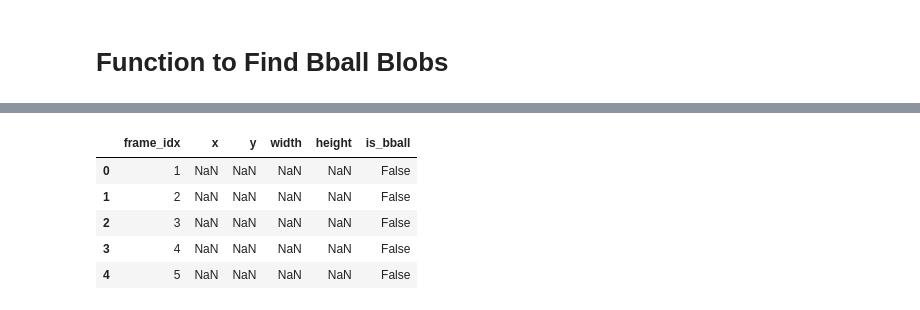
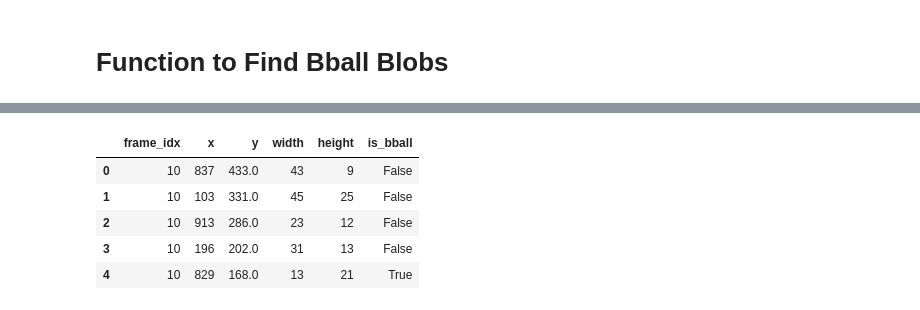
Before and after one commit to icarusoars/bball-shot-tracker, a Jupyter notebook: notebooks/03_detect_shot.ipynb, the cells around one changed output, grey strips where cells are left out. Drawn from its saved outputs; the diff is of its cells as text; code cells hidden in the pictures.

```diff
--- a/notebooks/03_detect_shot.ipynb
+++ b/notebooks/03_detect_shot.ipynb
@@ -237,3 +226,17 @@ blkah.shape
+# %%
+def opening(frame):
+
+    kernel = np.ones((5,5),np.uint8)
+    closing = cv2.morphologyEx(frame, cv2.MORPH_OPEN, kernel)
+
+    return closing
+# %%
+def closing(frame):
+
+    kernel = np.ones((15,15),np.uint8)
+    closing = cv2.morphologyEx(frame, cv2.MORPH_CLOSE, kernel)
+
+    return closing
 # %% [markdown]
 # Utility Function to combine multiple frames into one frame for convenient plotting
 # %%
@@ -340,6 +365,8 @@ def find_blobs(video):
     return blobs_df, (width, height)
 # %%
-video = cv2.VideoCapture("../data/shooting_vids/shooting6.mp4")
+video = cv2.VideoCapture("../data/shooting_vids/shooting3.mp4")
+# video = cv2.VideoCapture("../data/shooting_vids/steph_curry.mp4")
 
 blobs_df, frame_dim = find_blobs(video)
+# blobs_df.to_csv("blobs_df.csv")
 # %%
@@ -361,8 +393,8 @@ def find_bball_blobs(blobs_info_df, frame_size):
         through time until it is no longer confident the blob is a basketball.
 
         Each row in blobs_info_df represents one blob opencv found in video
-        There might be multiple blobs in one frame!
-        The dataframe is indexed by blob_idx, but each blob has a frame_idx.
+        The dataframe is indexed by blob_idx, but each blob also has a frame_idx.
+        One frame may have multiple blobs!
     """
 
     blobs_df = blobs_info_df.copy(deep = True)
@@ -420,7 +452,7 @@ def find_bball_blobs(blobs_info_df, frame_size):
         # get current blob's frame index
         frame_idx = blobs_df.loc[blob_idx]['frame_idx']
 
-        # check the next N frames for blob that is basketball
+        # check the next FRAMES_TOL frames for blob that is basketball
         # (some frames there might not be a basketball detected.
         #  don't let these frames discontinue basketball detection)
         frame_count = 0
@@ -487,9 +519,6 @@ def find_bball_blobs(blobs_info_df, frame_size):
     ball_idxs = blobs_df.index[blobs_df['is_bball']].tolist()
     ball_idx_ranges = get_idx_ranges(ball_idxs)
 
-    print("BALL INDEX RANGES")
-    print(ball_idx_ranges)
-    print()
     for (ball_start, ball_end) in ball_idx_ranges:
 
         print((ball_start, ball_end))
@@ -506,8 +535,10 @@ def find_bball_blobs(blobs_info_df, frame_size):
                 ball_idx = find_ball_blob(ball_idx, time_forward = time_forward)
                 # if no ball is found, stop looking
                 if ball_idx is None:
-                    print(f"{cnt} number of balls found")
-                    print()
+                    if time_forward:
+                        print(f"Time forwards : {cnt} number of balls found")
+                    if not time_forward:
+                        print(f"Time backwards: {cnt} number of balls found")
                     break
                 # label ball
                 blobs_df.loc[ball_idx, "is_bball"] = True
@@ -518,6 +549,7 @@ def find_bball_blobs(blobs_info_df, frame_size):
 
     return blobs_df
 # %%
-res_df = find_bball_blobs(blobs_df, frame_dim)
-res_df.head()
+bball_blobs_df = find_bball_blobs(blobs_df, frame_dim)
+# bball_blobs_df.to_csv("bball_blobs_df.csv")
+bball_blobs_df.head()
 # %% [output]
@@ -541,6 +573,6 @@ BALL INDEX RANGES
 |  | frame_idx | x | y | width | height | is_bball |
-| 0 | 1 | NaN | NaN | NaN | NaN | False |
-| 1 | 2 | NaN | NaN | NaN | NaN | False |
-| 2 | 3 | NaN | NaN | NaN | NaN | False |
-| 3 | 4 | NaN | NaN | NaN | NaN | False |
-| 4 | 5 | NaN | NaN | NaN | NaN | False |
+| 0 | 10 | 837 | 433.0 | 43 | 9 | False |
+| 1 | 10 | 103 | 331.0 | 45 | 25 | False |
+| 2 | 10 | 913 | 286.0 | 23 | 12 | False |
+| 3 | 10 | 196 | 202.0 | 31 | 13 | False |
+| 4 | 10 | 829 | 168.0 | 13 | 21 | True |
```
Also changed, not shown: parts of 30 cells of this notebook, 22 other files.
